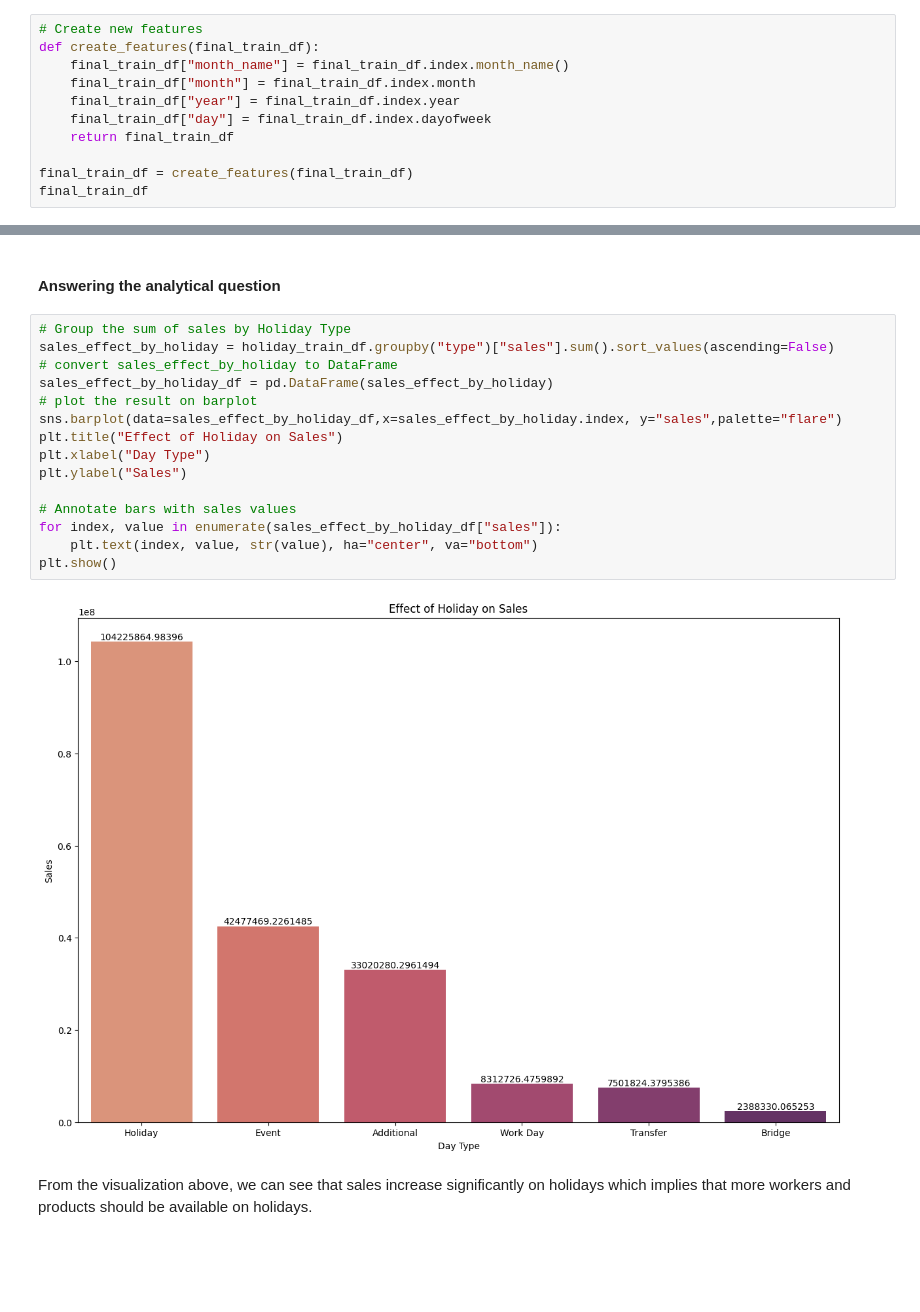
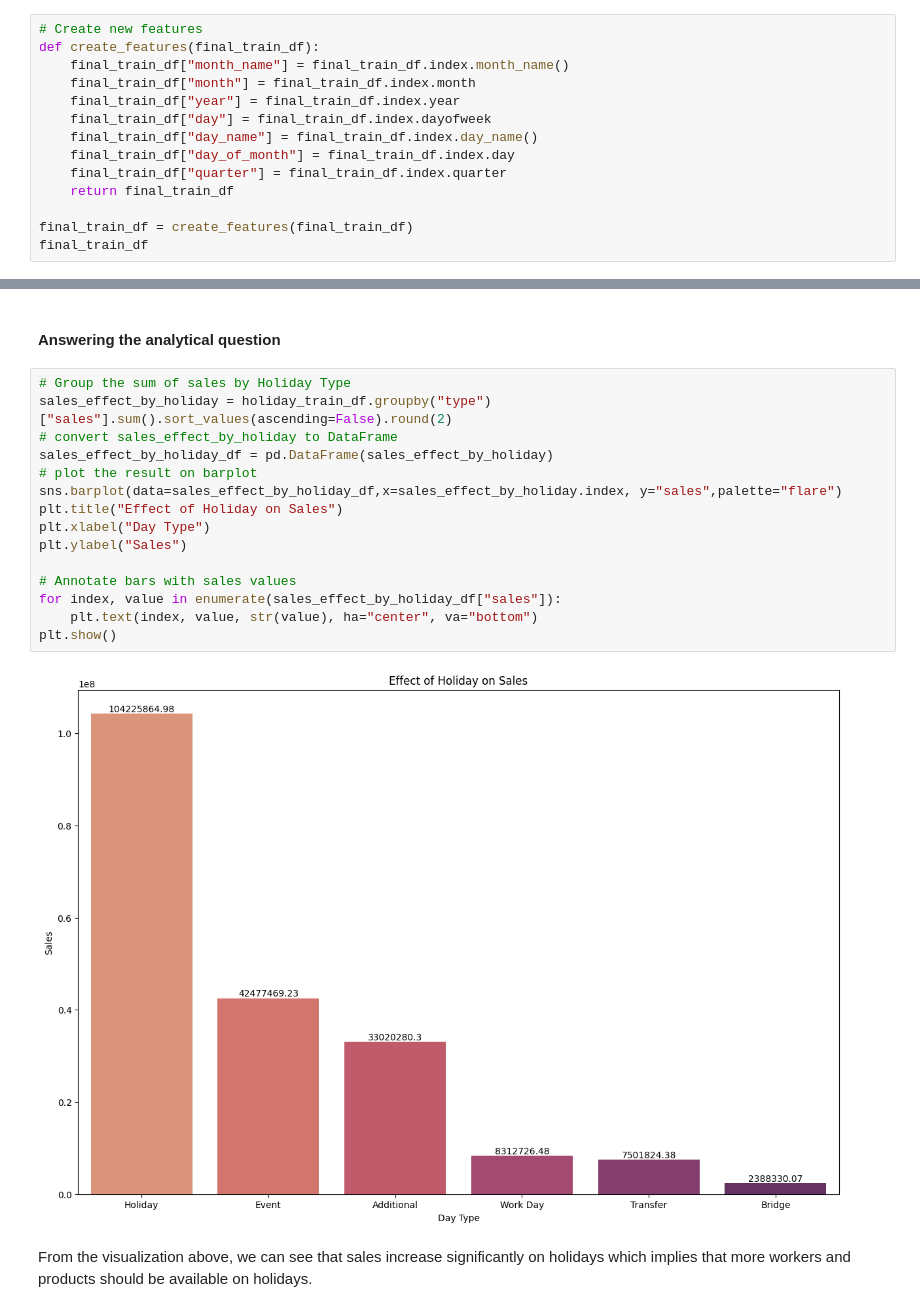
Before and after one commit to Azubi-Team-Selenium/LP3-Time-Series-Regression-Analysis-Corporation-Favorita, a Jupyter notebook: Notebooks/Bright_Kwarteng_Senior_Adu 1.ipynb, the cells around one changed output, grey strips where cells are left out. Saved outputs shown, nothing was run; the diff lists cells and outputs as text; blank space fills up the shorter version.

```diff
--- a/Notebooks/Bright_Kwarteng_Senior_Adu 1.ipynb
+++ b/Notebooks/Bright_Kwarteng_Senior_Adu 1.ipynb
@@ -616,6 +609,9 @@ def create_features(final_train_df):
     final_train_df["month"] = final_train_df.index.month
     final_train_df["year"] = final_train_df.index.year
     final_train_df["day"] = final_train_df.index.dayofweek
+    final_train_df["day_name"] = final_train_df.index.day_name()
+    final_train_df["day_of_month"] = final_train_df.index.day
+    final_train_df["quarter"] = final_train_df.index.quarter
     return final_train_df
 
 final_train_df = create_features(final_train_df)
@@ -1323,21 +1299,21 @@ dtype: int64
 #### Answering the analytical question
 # %%
 # Group the sum of sales by Holiday Type
-sales_effect_by_holiday = holiday_train_df.groupby("type")["sales"].sum().sort_values(ascending=False)
+sales_effect_by_holiday = holiday_train_df.groupby("type")["sales"].sum().sort_values(ascending=False).round(2)
 # convert sales_effect_by_holiday to DataFrame
 sales_effect_by_holiday_df = pd.DataFrame(sales_effect_by_holiday)
 # plot the result on barplot
 sns.barplot(data=sales_effect_by_holiday_df,x=sales_effect_by_holiday.index, y="sales",palette="flare")
 plt.title("Effect of Holiday on Sales")
 plt.xlabel("Day Type")
 plt.ylabel("Sales")
 
 # Annotate bars with sales values
 for index, value in enumerate(sales_effect_by_holiday_df["sales"]):
     plt.text(index, value, str(value), ha="center", va="bottom")
 plt.show()
 # %% [output]
-[figure, old version]
+[figure, new version]
 # %% [markdown]
 From the visualization above, we can see that sales increase significantly on holidays which implies that more workers and products should be available on holidays.
 # %% [markdown]
```
Also changed, not shown: parts of 36 cells of this notebook.
